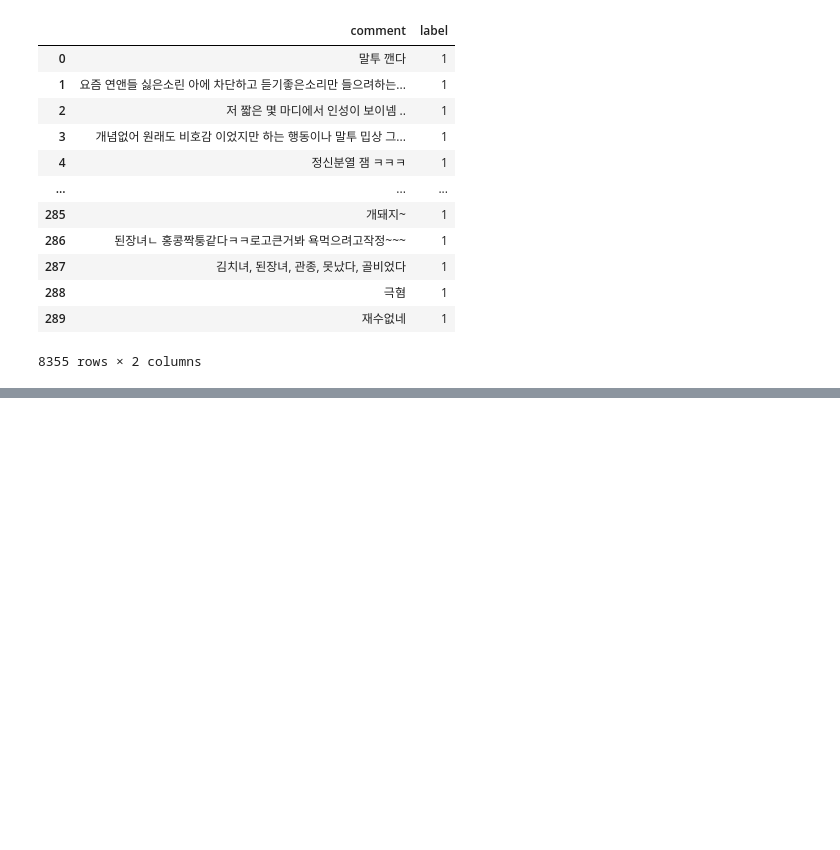
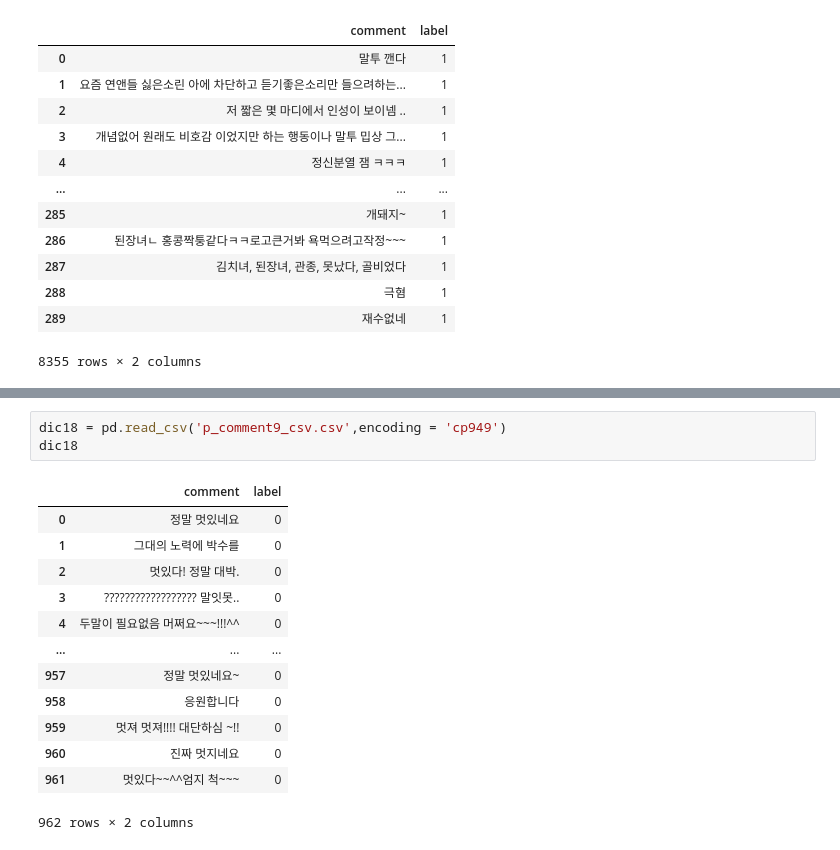
Before and after one commit to sooyeon-go/grad_project, a Jupyter notebook: comment_crawling_r/comment_csv.ipynb, the cells around one changed output, grey strips where cells are left out. Saved outputs shown, nothing was run; the diff lists cells and outputs as text; blank space fills up the shorter version.

```diff
--- a/comment_crawling_r/comment_csv.ipynb
+++ b/comment_crawling_r/comment_csv.ipynb
@@ -980,0 +1005,17 @@ fi16
+# %%
+dic18 = pd.read_csv('p_comment9_csv.csv',encoding = 'cp949')
+dic18
+# %% [output]
+|  | comment | label |
+| 0 | 정말 멋있네요 | 0 |
+| 1 | 그대의 노력에 박수를 | 0 |
+| 2 | 멋있다! 정말 대박. | 0 |
+| 3 | ?????????????????? 말잇못.. | 0 |
+| 4 | 두말이 필요없음 머쩌요~~~!!!^^ | 0 |
+| ... | ... | ... |
+| 957 | 정말 멋있네요~ | 0 |
+| 958 | 응원합니다 | 0 |
+| 959 | 멋져 멋져!!!! 대단하심 ~!! | 0 |
+| 960 | 진짜 멋지네요 | 0 |
+| 961 | 멋있다~~^^엄지 척~~~ | 0 |
+962 rows × 2 columns
```
Also changed, not shown: parts of 2 cells of this notebook.
